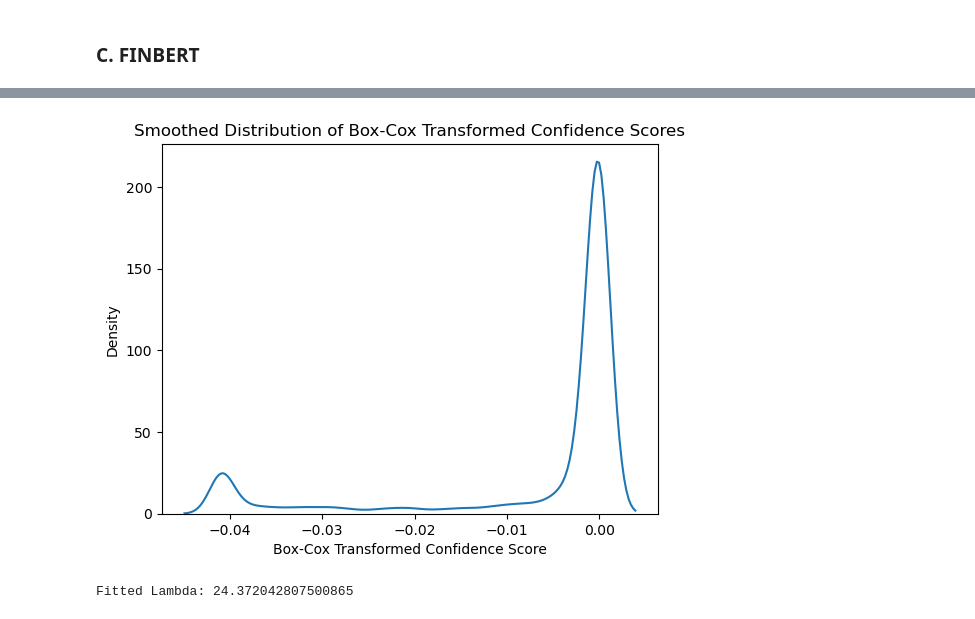
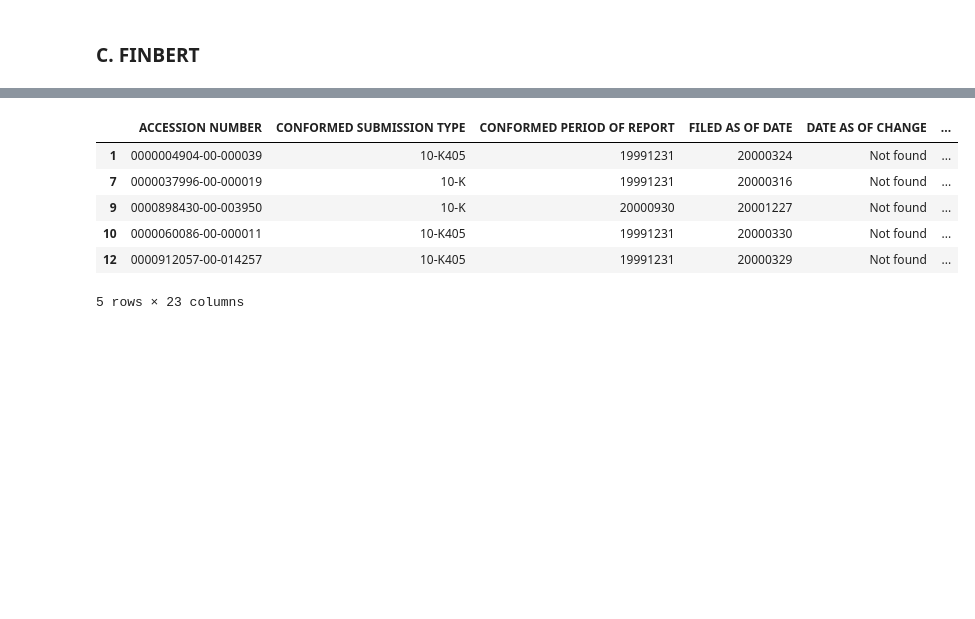
Before and after one commit to wanjeans33/10ksentimentalanalysis, a Jupyter notebook: 10kdata_wrangling.ipynb, the cells around one changed output, grey strips where cells are left out. Cells and saved outputs as stored; diff of their text form; code cells hidden in the pictures; blank space fills up the shorter version.

```diff
--- a/10kdata_wrangling.ipynb
+++ b/10kdata_wrangling.ipynb
@@ -842,8 +832,0 @@ tokenizer = AutoTokenizer.from_pretrained('yiyanghkust/finbert-tone')
-# %%
-#define sentiment scoring function
-def sentiment_score_tensors(text):
-    inputs = tokenizer(text, return_tensors="pt", padding=True, truncation=True, max_length=512)
-    outputs = model(**inputs)
-    probs = softmax(outputs.logits.detach().numpy())
-    sentiment = ['negative', 'neutral', 'positive'][np.argmax(probs)]
-    return sentiment, probs.max()
@@ -866,3 +832,0 @@ df_10ksp_filtered5.describe()
-# %%
-df_10ksp_filtered5.drop(columns=['Negative', 'Positive', 'Uncertainty', 'Litigious', 'Strong_Modal', 'Weak_Modal', 'Constraining'], inplace=True)
-df_10ksp_filtered5.info()
@@ -913,20 +833,27 @@ plt.show()
-# %%
-from scipy import stats
-import seaborn as sns
-import matplotlib.pyplot as plt
-
-# 假设df_10ksp_filtered5已经正确加载，且'confidence'列中没有0值
-# 应用Box-Cox变换
-confidence_data_transformed, fitted_lambda = stats.boxcox(df_10ksp_filtered5['confidence'])
-
-# 使用seaborn进行可视化
-sns.kdeplot(confidence_data_transformed, bw_adjust=0.5)
-plt.title('Smoothed Distribution of Box-Cox Transformed Confidence Scores')
-plt.xlabel('Box-Cox Transformed Confidence Score')
-plt.show()
-
-# 输出用于变换的lambda值
-print(f"Fitted Lambda: {fitted_lambda}")
-# %% [output]
-[figure, removed]
-Fitted Lambda: 24.372042807500865
+# %%
+from transformers import AutoModelForSequenceClassification, AutoTokenizer
+from torch.nn.functional import softmax
+import numpy as np
+import pandas as pd
+from nltk.tokenize import sent_tokenize
+
+
+
+# Initialize the tokenizer and model from the pretrained FinBERT
+tokenizer = AutoTokenizer.from_pretrained('yiyanghkust/finbert-tone')
+model = AutoModelForSequenceClassification.from_pretrained('yiyanghkust/finbert-tone')
+model.eval()  # Set the model to evaluation mode
+
+# Define a function to calculate sentiment scores using FinBERT
+def sentiment_score_tensors(text):
+    inputs = tokenizer(text, return_tensors="pt", padding=True, truncation=True, max_length=512)
+    outputs = model(**inputs)
+    probs = softmax(outputs.logits, dim=-1).detach().numpy()[0]
+    sentiment_order = np.argsort(probs)[::-1]  # Sort by probability, descending
+    sentiments = ['negative', 'neutral', 'positive']
+    ordered_sentiments_with_confidence = [(sentiments[idx], probs[idx]) for idx in sentiment_order]
+    return ordered_sentiments_with_confidence
+
+# Combine Item 7 Content and Item 7A Content, and apply sentiment analysis
+df_10ksp_filtered5['combined_content'] = df_10ksp_filtered5['Item 7 Content'] + " " + df_10ksp_filtered5['Item 7A Content']
+df_10ksp_filtered5['sentiment_results'] = df_10ksp_filtered5['combined_content'].apply(sentiment_score_tensors)
@@ -932,0 +862,10 @@ Fitted Lambda: 24.372042807500865
+# %%
+df_10ksp_filtered5.head(5)
+# %% [output]
+|  | ACCESSION NUMBER | CONFORMED SUBMISSION TYPE | CONFORMED PERIOD OF REPORT | FILED AS OF DATE | DATE AS OF CHANGE | ... |
+| 1 | 0000004904-00-000039 | 10-K405 | 19991231 | 20000324 | Not found | ... |
+| 7 | 0000037996-00-000019 | 10-K | 19991231 | 20000316 | Not found | ... |
+| 9 | 0000898430-00-003950 | 10-K | 20000930 | 20001227 | Not found | ... |
+| 10 | 0000060086-00-000011 | 10-K405 | 19991231 | 20000330 | Not found | ... |
+| 12 | 0000912057-00-014257 | 10-K405 | 19991231 | 20000329 | Not found | ... |
+5 rows × 23 columns
```
Also changed, not shown: parts of 9 cells of this notebook.
